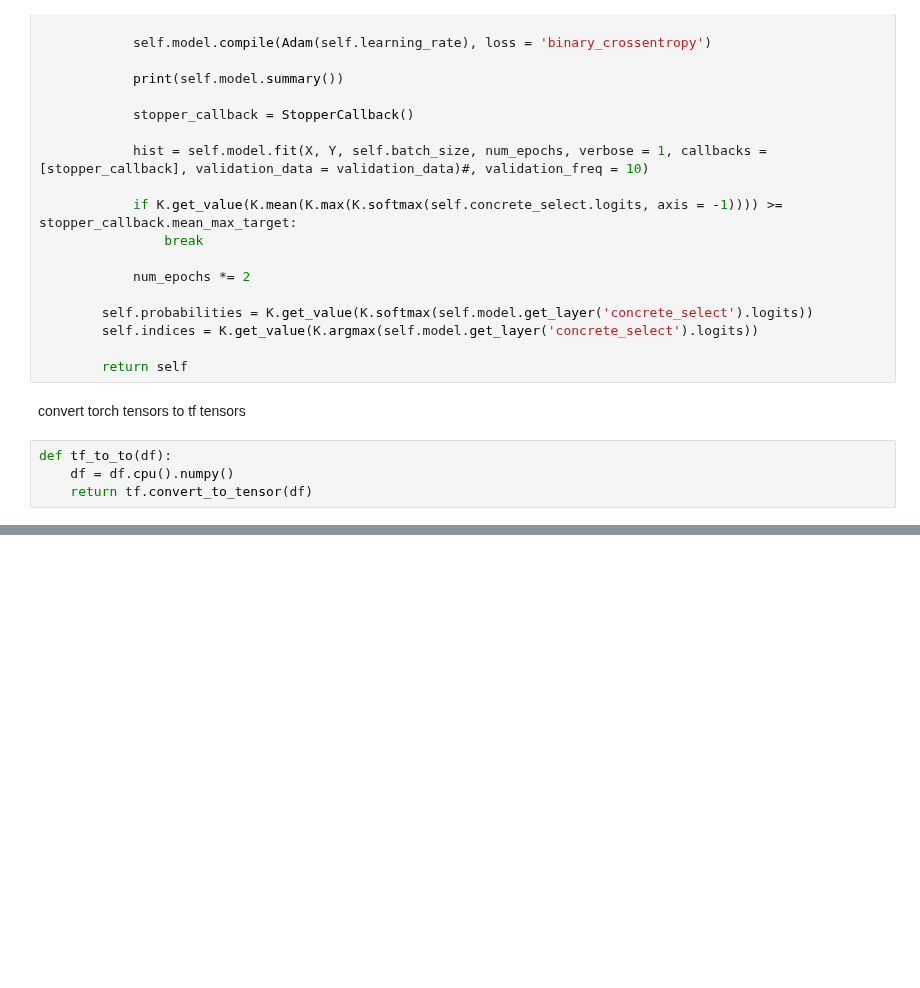
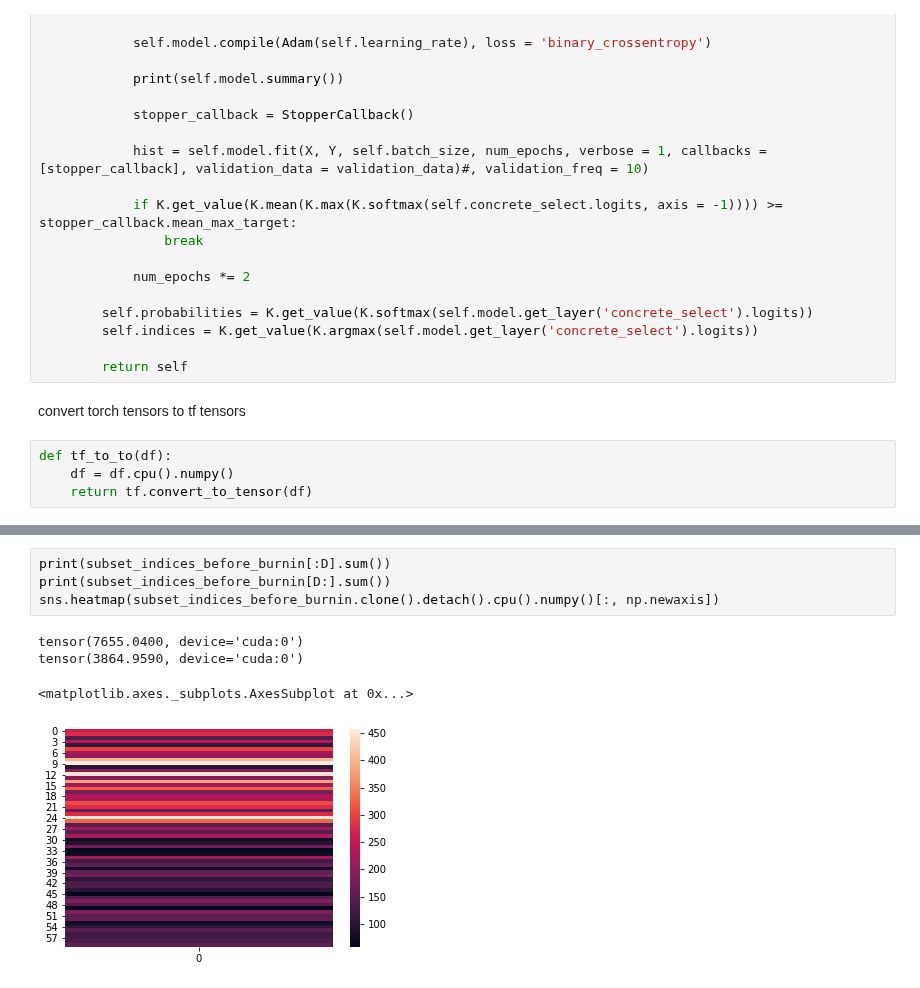
Before and after one commit to beelze-b/Differentiable-Sparse-Subset-Selection, a Jupyter notebook: notebooks/12_TryingOutConcrete_VAE.ipynb, the cells around one changed output, grey strips where cells are left out. Drawn from its saved outputs; the diff is of its cells as text; blank space fills up the shorter version.

```diff
--- a/notebooks/12_TryingOutConcrete_VAE.ipynb
+++ b/notebooks/12_TryingOutConcrete_VAE.ipynb
@@ -146,0 +208,9 @@ ind = selector.get_support(indices=True)
+# %%
+print(subset_indices_before_burnin[:D].sum())
+print(subset_indices_before_burnin[D:].sum())
+sns.heatmap(subset_indices_before_burnin.clone().detach().cpu().numpy()[:, np.newaxis])
+# %% [output]
+tensor(7655.0400, device='cuda:0')
+tensor(3864.9590, device='cuda:0')
+<matplotlib.axes._subplots.AxesSubplot at 0x...>
+[figure, added]
```
Also changed, not shown: parts of 29 cells of this notebook.
